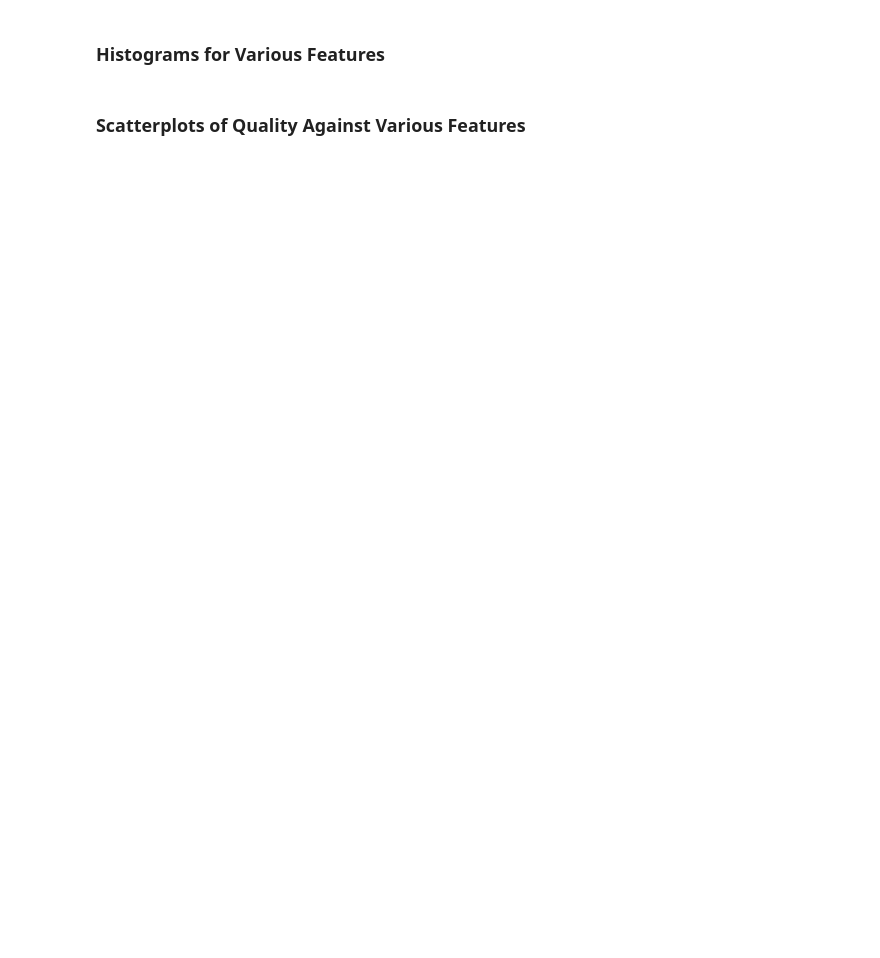
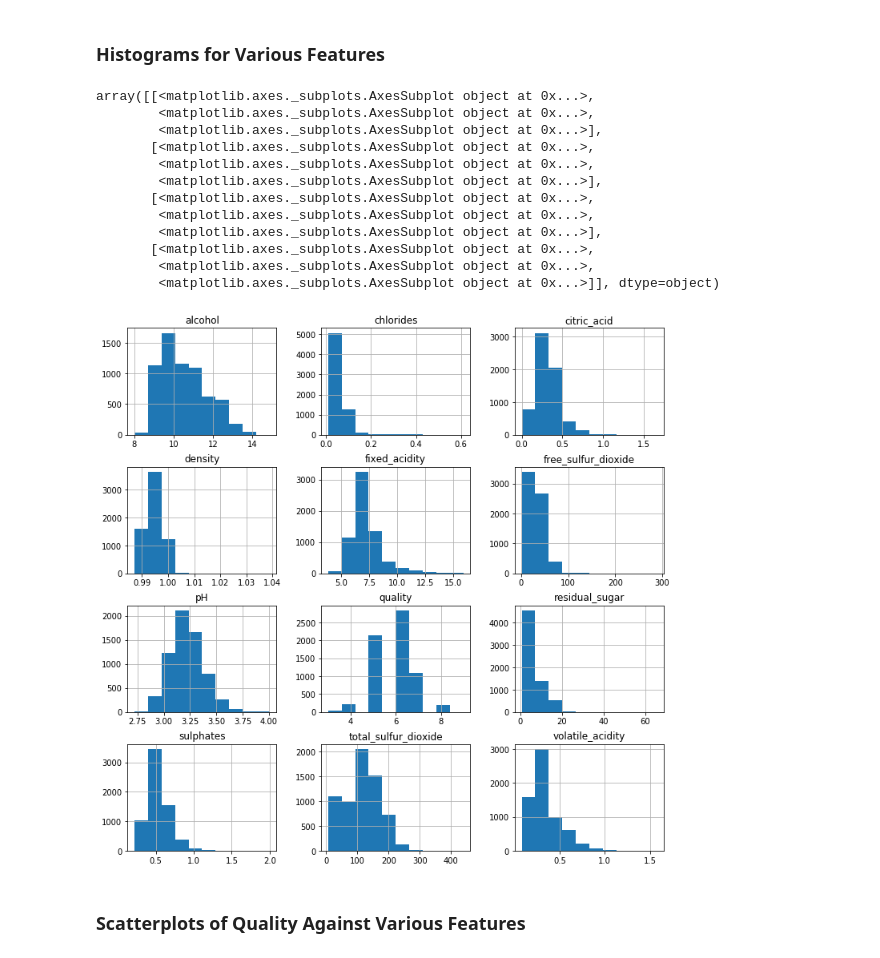
Before and after one commit to tnakatani/Udacity_DAND, a Jupyter notebook: 2_Intro_DA/2_CaseStudy1/eda_visuals.ipynb, the cells around one changed output. Saved outputs shown, nothing was run; the diff lists cells and outputs as text; code cells hidden in the pictures; blank space fills up the shorter version.

```diff
--- a/2_Intro_DA/2_CaseStudy1/eda_visuals.ipynb
+++ b/2_Intro_DA/2_CaseStudy1/eda_visuals.ipynb
@@ -5,0 +4,7 @@ Create visualizations to answer the quiz questions below this notebook.
+# %%
+# Load dataset
+import pandas as pd
+% matplotlib inline
+
+df = pd.read_csv('winequality_edited.csv')
+df.info()
@@ -6,2 +30,18 @@ Create visualizations to answer the quiz questions below this notebook.
 # %% [markdown]
 ### Histograms for Various Features
+# %%
+df.hist(figsize=(12,12))
+# %% [output]
+array([[<matplotlib.axes._subplots.AxesSubplot object at 0x...>,
+        <matplotlib.axes._subplots.AxesSubplot object at 0x...>,
+        <matplotlib.axes._subplots.AxesSubplot object at 0x...>],
+       [<matplotlib.axes._subplots.AxesSubplot object at 0x...>,
+        <matplotlib.axes._subplots.AxesSubplot object at 0x...>,
+        <matplotlib.axes._subplots.AxesSubplot object at 0x...>],
+       [<matplotlib.axes._subplots.AxesSubplot object at 0x...>,
+        <matplotlib.axes._subplots.AxesSubplot object at 0x...>,
+        <matplotlib.axes._subplots.AxesSubplot object at 0x...>],
+       [<matplotlib.axes._subplots.AxesSubplot object at 0x...>,
+        <matplotlib.axes._subplots.AxesSubplot object at 0x...>,
+        <matplotlib.axes._subplots.AxesSubplot object at 0x...>]], dtype=object)
+[figure, added]
```
Also changed, not shown: parts of 7 cells of this notebook, 4 other files.
